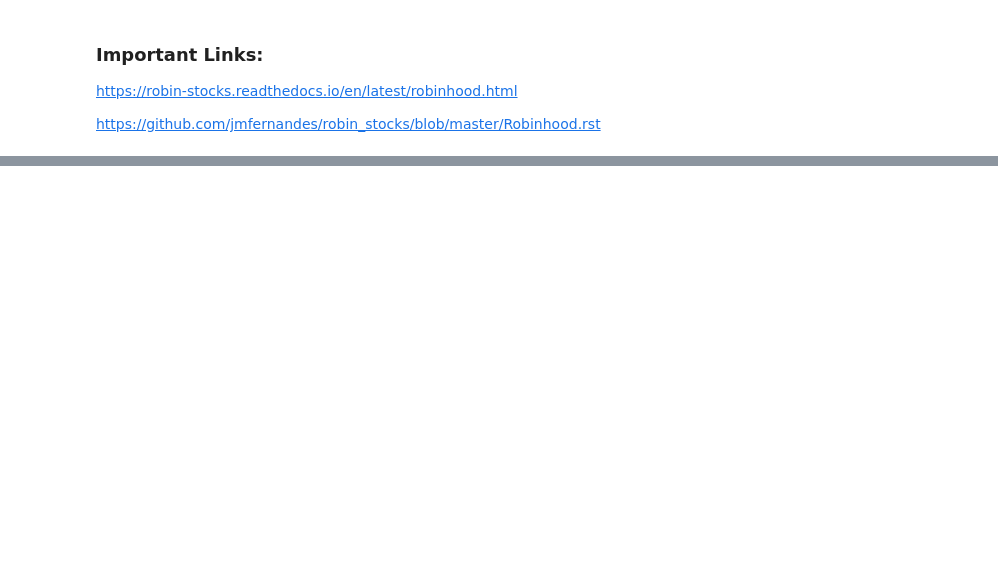
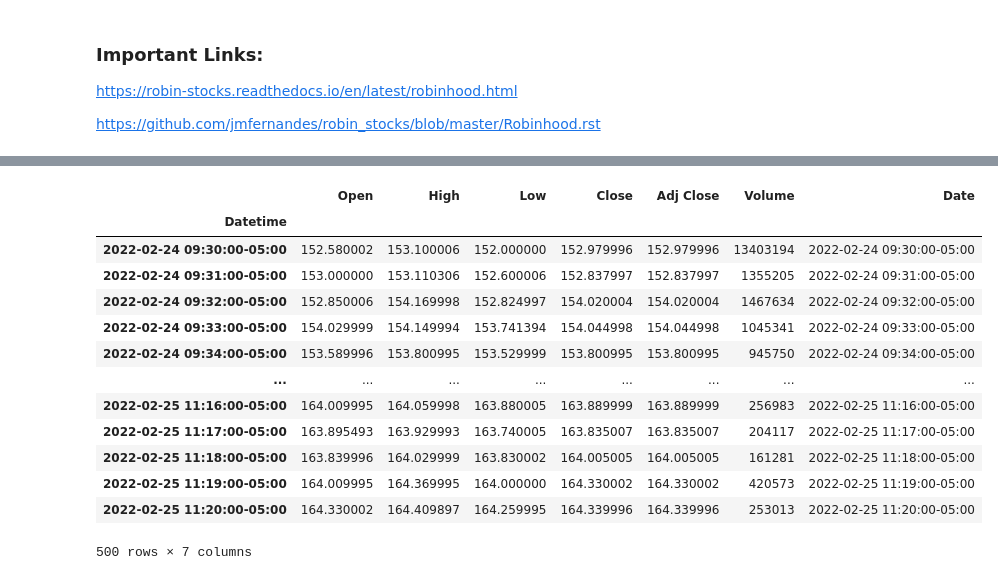
Before and after one commit to dawsboss/Stocks, a Jupyter notebook: Robin_Stocks.ipynb, the cells around one changed output, grey strips where cells are left out. Saved outputs shown, nothing was run; the diff lists cells and outputs as text; code cells hidden in the pictures; blank space fills up the shorter version.

```diff
--- a/Robin_Stocks.ipynb
+++ b/Robin_Stocks.ipynb
@@ -98,0 +963,17 @@ a.logout()
+# %%
+dsfliveData.head(500)
+# %% [output]
+|  | Open | High | Low | Close | Adj Close | Volume | Date |
+| Datetime |  |  |  |  |  |  |  |
+| 2022-02-24 09:30:00-05:00 | 152.580002 | 153.100006 | 152.000000 | 152.979996 | 152.979996 | 13403194 | 2022-02-24 09:30:00-05:00 |
+| 2022-02-24 09:31:00-05:00 | 153.000000 | 153.110306 | 152.600006 | 152.837997 | 152.837997 | 1355205 | 2022-02-24 09:31:00-05:00 |
+| 2022-02-24 09:32:00-05:00 | 152.850006 | 154.169998 | 152.824997 | 154.020004 | 154.020004 | 1467634 | 2022-02-24 09:32:00-05:00 |
+| 2022-02-24 09:33:00-05:00 | 154.029999 | 154.149994 | 153.741394 | 154.044998 | 154.044998 | 1045341 | 2022-02-24 09:33:00-05:00 |
+| 2022-02-24 09:34:00-05:00 | 153.589996 | 153.800995 | 153.529999 | 153.800995 | 153.800995 | 945750 | 2022-02-24 09:34:00-05:00 |
+| ... | ... | ... | ... | ... | ... | ... | ... |
+| 2022-02-25 11:16:00-05:00 | 164.009995 | 164.059998 | 163.880005 | 163.889999 | 163.889999 | 256983 | 2022-02-25 11:16:00-05:00 |
+| 2022-02-25 11:17:00-05:00 | 163.895493 | 163.929993 | 163.740005 | 163.835007 | 163.835007 | 204117 | 2022-02-25 11:17:00-05:00 |
+| 2022-02-25 11:18:00-05:00 | 163.839996 | 164.029999 | 163.830002 | 164.005005 | 164.005005 | 161281 | 2022-02-25 11:18:00-05:00 |
+| 2022-02-25 11:19:00-05:00 | 164.009995 | 164.369995 | 164.000000 | 164.330002 | 164.330002 | 420573 | 2022-02-25 11:19:00-05:00 |
+| 2022-02-25 11:20:00-05:00 | 164.330002 | 164.409897 | 164.259995 | 164.339996 | 164.339996 | 253013 | 2022-02-25 11:20:00-05:00 |
+500 rows × 7 columns
```
Also changed, not shown: parts of 58 cells of this notebook, 20 other files.
